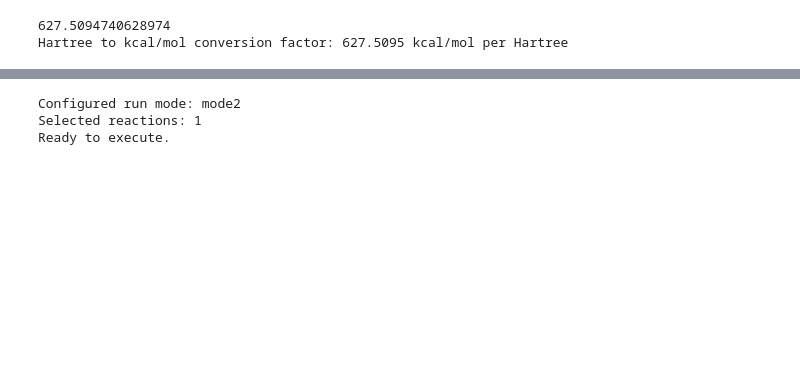
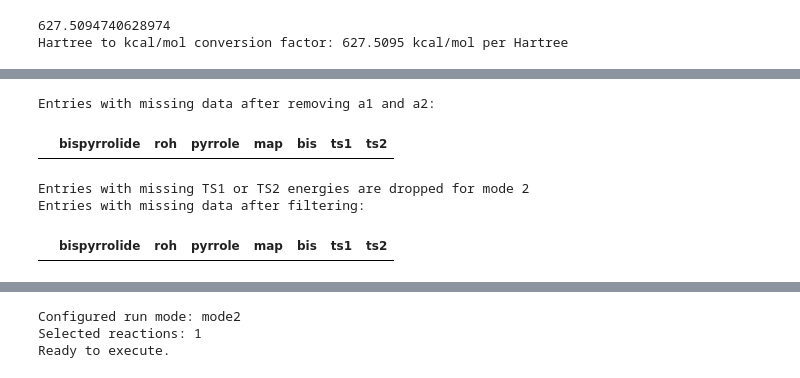
Before and after one commit to attiliocn/kinetics, a Jupyter notebook: main.ipynb, the cells around one changed output, grey strips where cells are left out. Saved outputs shown, nothing was run; the diff lists cells and outputs as text; code cells hidden in the pictures; blank space fills up the shorter version.

```diff
--- a/main.ipynb
+++ b/main.ipynb
@@ -161,3 +370,28 @@ display(dataset)
+# %%
+# For mode2 we drop the columns a1 and a2 to avoid issues with missing values
+_dataset = dataset.drop(columns=['a1','a2'])
+
+# Show which entries have at least one missing value after filtering (NaN)
+missing_data_entries = _dataset[_dataset.isna().any(axis=1)]
+print("Entries with missing data after removing a1 and a2:")
+display(missing_data_entries)
+
+# Entries that have neither TS1 nor TS2 energies are not suitable for mode 2, so we can filter them out
+print("Entries with missing TS1 or TS2 energies are dropped for mode 2")
+_dataset = _dataset.dropna(subset=['ts1', 'ts2'])
+
+# Show missing data status after filtering
+missing_data_entries_after = _dataset[_dataset.isna().any(axis=1)]
+print("Entries with missing data after filtering:")
+display(missing_data_entries_after)
+
+dataset = _dataset
+# %% [output]
+Entries with missing data after removing a1 and a2:
+|  | bispyrrolide | roh | pyrrole | map | bis | ts1 | ts2 |
+Entries with missing TS1 or TS2 energies are dropped for mode 2
+Entries with missing data after filtering:
+|  | bispyrrolide | roh | pyrrole | map | bis | ts1 | ts2 |
 # %%
 mechanism_df = dataset.T.apply(calculate_mechanism)
 
```
Also changed, not shown: parts of 12 cells of this notebook, 2 other files.
